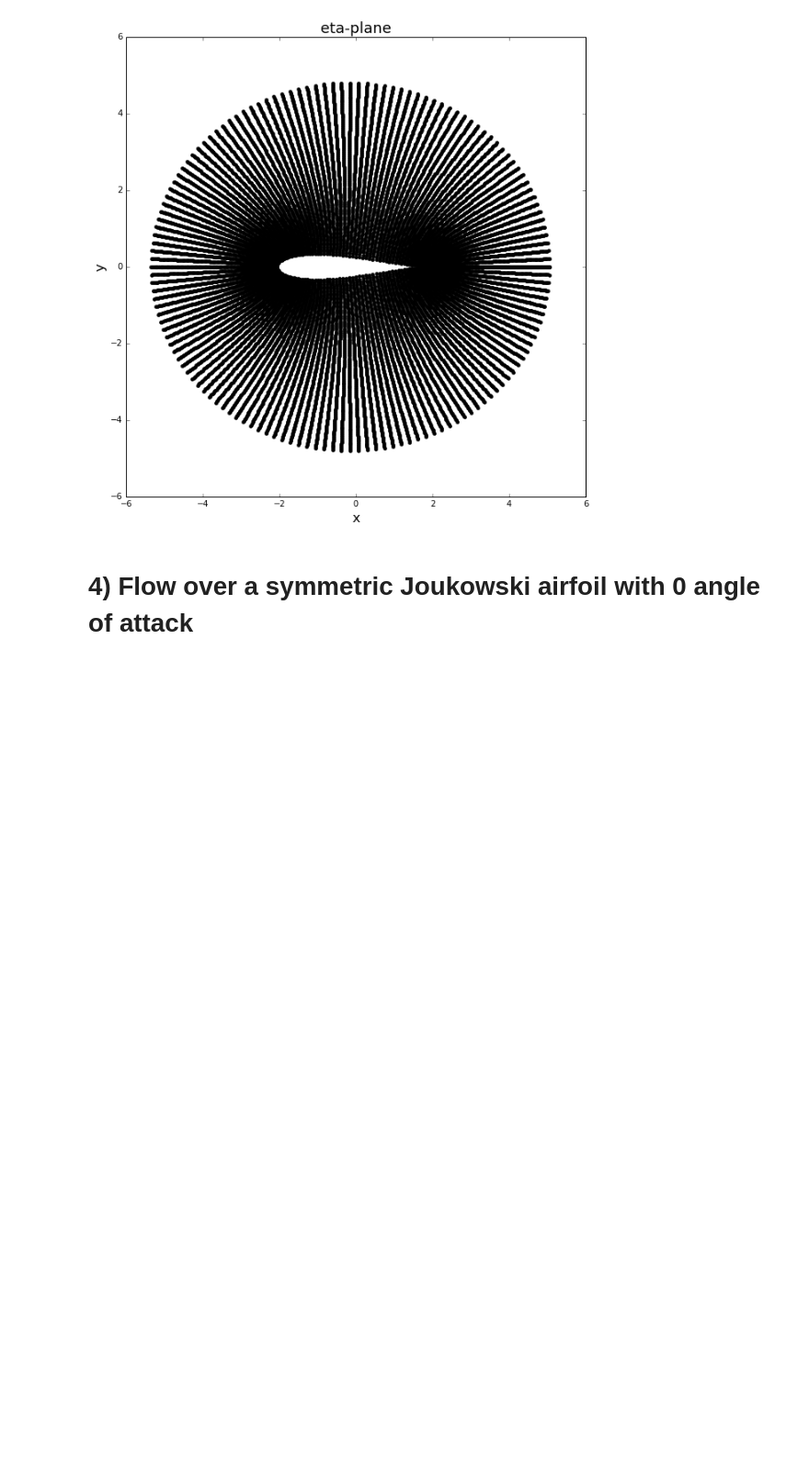
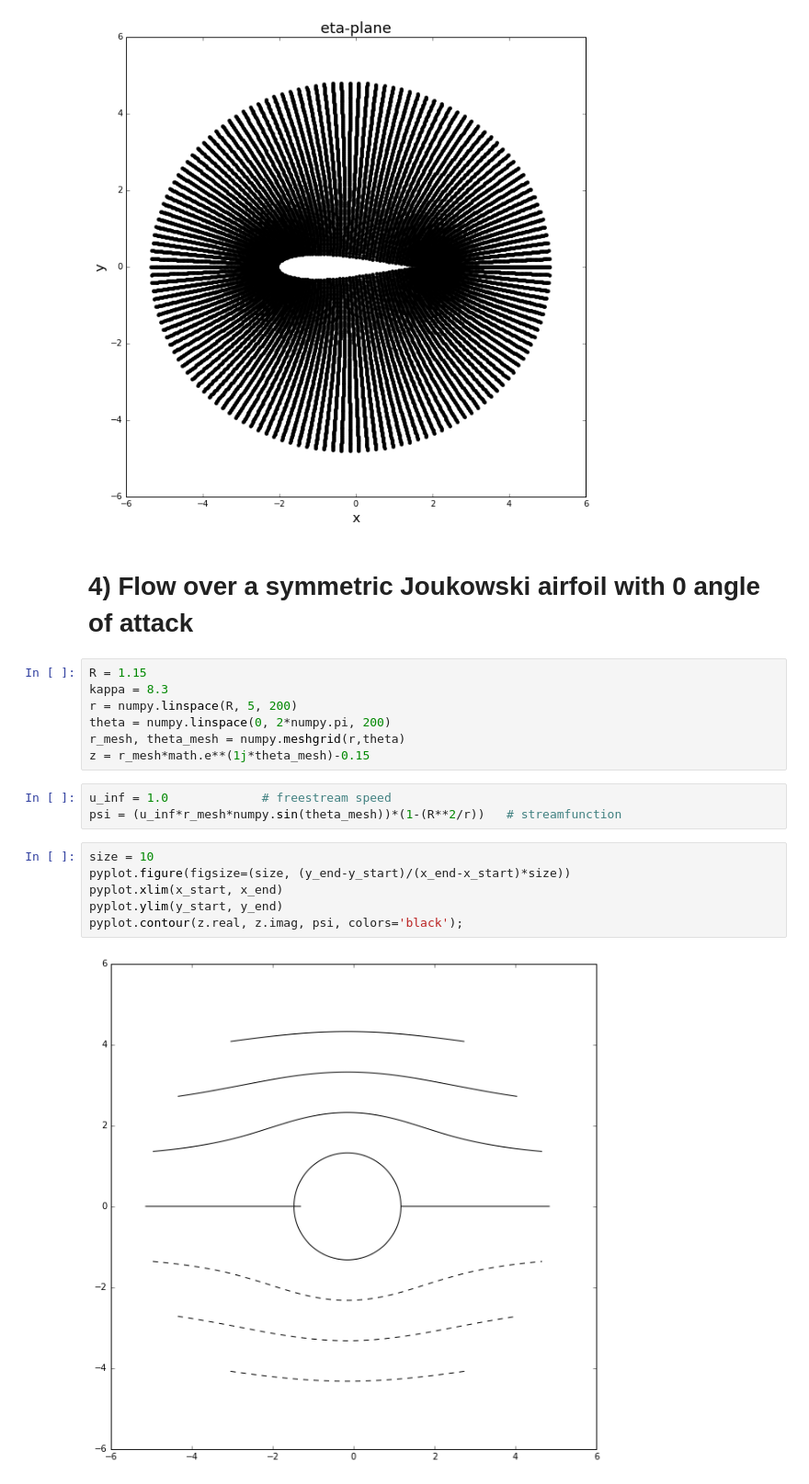
Before and after one commit to Pjgeno14/mae6226-workspace, a Jupyter notebook: Assignment-2.ipynb, the cells around one changed output. Shown: that part at 92% size. Cells and saved outputs as stored; diff of their text form; blank space fills up the shorter version.

```diff
--- a/Assignment-2.ipynb
+++ b/Assignment-2.ipynb
@@ -188,3 +189,21 @@ pyplot.scatter(eta.real, eta.imag, color='black', linewidth=0.25, linestyle='-')
 [figure]
 # %% [markdown]
 # 4) Flow over a symmetric Joukowski airfoil with 0 angle of attack
+# %%
+R = 1.15
+kappa = 8.3
+r = numpy.linspace(R, 5, 200)
+theta = numpy.linspace(0, 2*numpy.pi, 200)
+r_mesh, theta_mesh = numpy.meshgrid(r,theta)
+z = r_mesh*math.e**(1j*theta_mesh)-0.15
+# %%
+u_inf = 1.0             # freestream speed
+psi = (u_inf*r_mesh*numpy.sin(theta_mesh))*(1-(R**2/r))   # streamfunction
+# %%
+size = 10
+pyplot.figure(figsize=(size, (y_end-y_start)/(x_end-x_start)*size))
+pyplot.xlim(x_start, x_end)
+pyplot.ylim(y_start, y_end)
+pyplot.contour(z.real, z.imag, psi, colors='black');
+# %% [output]
+[figure, added]
```
Also changed, not shown: parts of 2 cells of this notebook.
